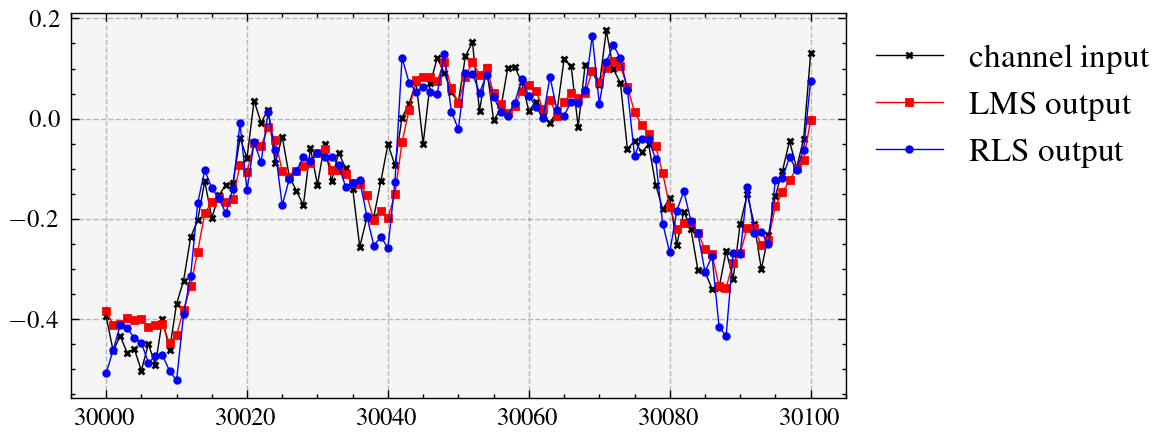
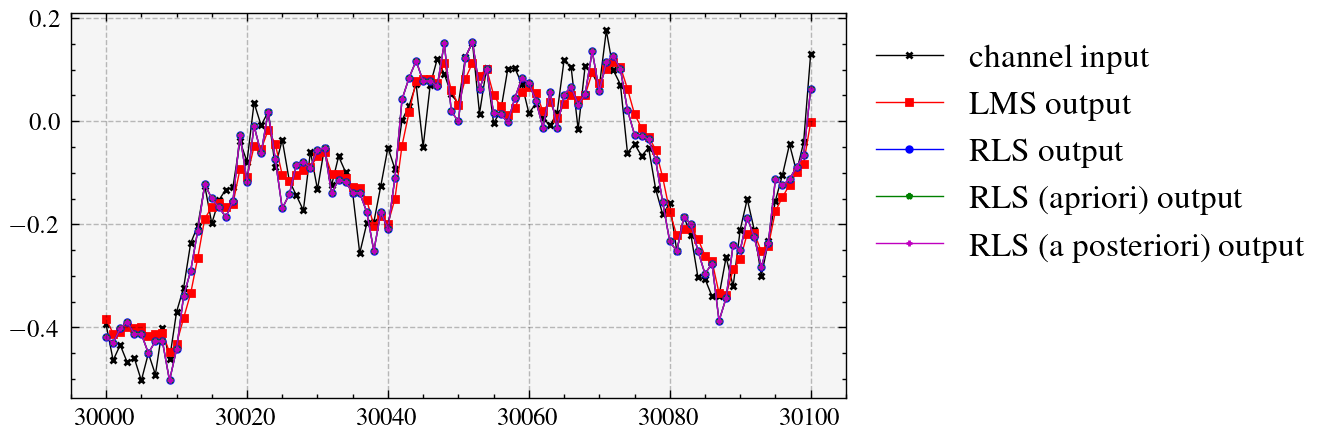
Unified diff of the notebook cell whose output changed from the first chart to the second:
--- before
+++ after
@@ -1,4 +1,4 @@
 μ = 1e-3
-λ = 0.8
+λ = 0.99
 Ntaps = 4
 
@@ -6,4 +6,6 @@
 out_lms, h, squaredError_lms, H = lms(y, x, Ntaps, μ)
 out_rls, h, squaredError_rls, H = rls(y, x, Ntaps, λ)
+out_rls_apriori, h, squaredError_rls_apriori, H = rls_apriori(y, x, Ntaps, λ)
+out_rls_aposteriori, h, squaredError_rls_aposteriori, H = rls_aposteriori(y, x, Ntaps, λ)
 
 start = 30000
@@ -17,4 +19,6 @@
 plt.plot(ind,out_lms[ind],'-sr', label='LMS output')
 plt.plot(ind,out_rls[ind],'-ob', label='RLS output')
+plt.plot(ind,out_rls_apriori[ind],'-g*', label='RLS (apriori) output')
+plt.plot(ind,out_rls_aposteriori[ind],'-m+', label='RLS (a posteriori) output')
 plt.legend(bbox_to_anchor=(1, 1));
 plt.grid()
@@ -23,8 +27,12 @@
 mse_lms_dB = 10*np.log10(np.convolve(squaredError_lms,np.ones(average_window_len)/average_window_len, 'same'))
 mse_rls_dB = 10*np.log10(np.convolve(squaredError_rls,np.ones(average_window_len)/average_window_len, 'same'))
+mse_rls_apriori_dB = 10*np.log10(np.convolve(squaredError_rls_apriori,np.ones(average_window_len)/average_window_len, 'same'))
+mse_rls_aposteriori_dB = 10*np.log10(np.convolve(squaredError_rls_aposteriori,np.ones(average_window_len)/average_window_len, 'same'))
 
 plt.figure()
 plt.plot(mse_lms_dB, label=' LMS')
 plt.plot(mse_rls_dB, label='RLS')
+plt.plot(mse_rls_apriori_dB, label='RLS (a priori)')
+plt.plot(mse_rls_aposteriori_dB, label='RLS (a posteriori)')
 plt.plot(10*np.log10(mmse_ch_eq)*np.ones(len(mse_lms_dB)), linewidth=1, label='MMSE (Wiener filter) = ' + f'{10*np.log10(mmse_ch_eq):.2f} dB')
 plt.plot(Jmmse_rls*np.ones(len(mse_lms_dB)), linewidth=1, label=f'RLS MSE$_\\infty$ = {Jmmse_rls:.2f} dB')

Commit: Update 6. RLS algorithms.ipynb